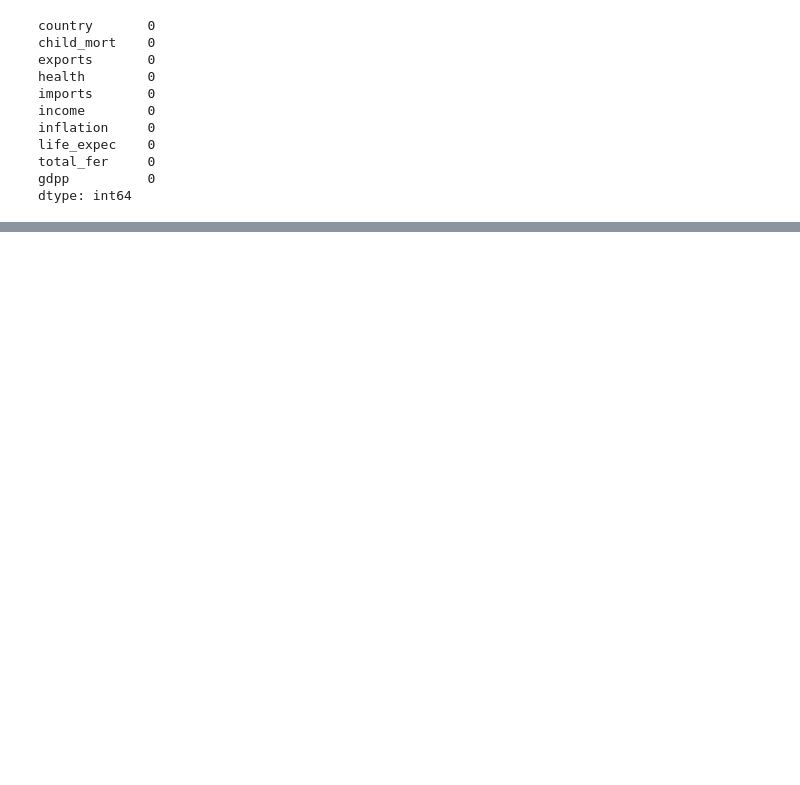
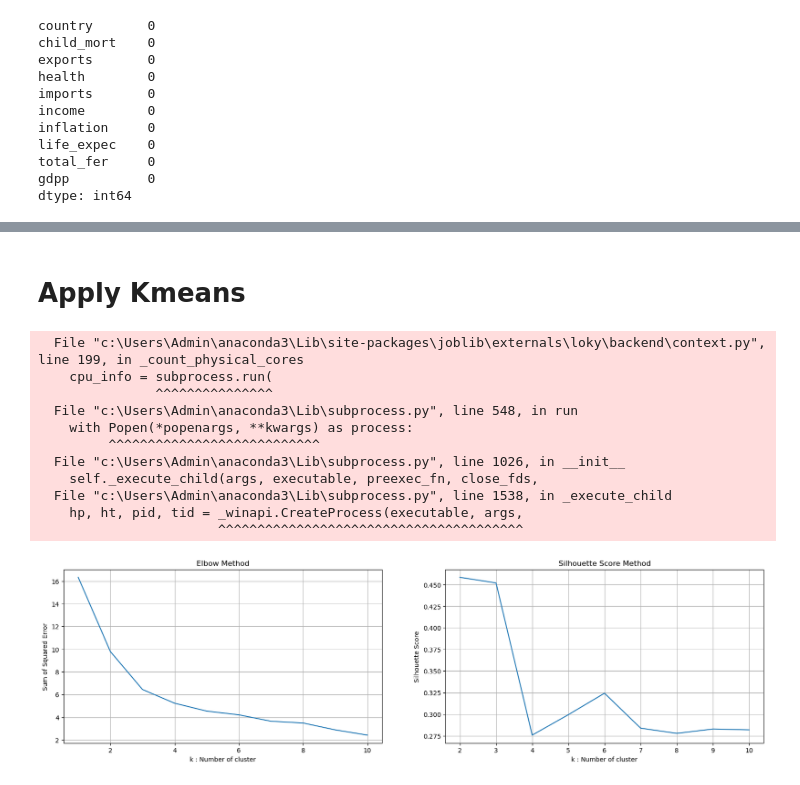
Before and after one commit to tuananhudu/Learn_AI, a Jupyter notebook: Model/Unsupervised_Learning/main.ipynb, the cells around one changed output, grey strips where cells are left out. Saved outputs shown, nothing was run; the diff lists cells and outputs as text; code cells hidden in the pictures; blank space fills up the shorter version.

```diff
--- a/Model/Unsupervised_Learning/main.ipynb
+++ b/Model/Unsupervised_Learning/main.ipynb
@@ -349,0 +139,12 @@ Name: Country, dtype: int64
+# %%
+from sklearn.preprocessing import MinMaxScaler , StandardScaler
+mms = MinMaxScaler()
+sds  = StandardScaler()
+
+df1['Health'] = mms.fit_transform(df1[['Health']])
+df1['Trade'] = mms.fit_transform(df1[['Trade']])
+df1['Finance'] = mms.fit_transform(df1[['Finance']])
+
+df1 = df[['country']].merge(df1, left_index=True, right_index=True )
+# %%
+df1.rename(columns = {'country' : 'Country'} , inplace = True)
@@ -349,0 +201,5 @@ Name: Country, dtype: int64
+# %%
+x1 = df1.drop(columns = ['Country']).values
+x2 = pca_df2.values
+# %% [markdown]
+# Apply Kmeans
@@ -349,0 +209,41 @@ Name: Country, dtype: int64
+# %%
+kmax = 10
+sse = [0] * kmax
+sil = []
+fig = plt.subplots(nrows=1, ncols=2, figsize=(20, 5))
+
+fig = plt.subplot(1,2,1)
+for k in range(1, kmax+1):
+    kmeans = KMeans(n_clusters= k , max_iter= 1000)
+    kmeans.fit(x1)
+    sse[k-1] = kmeans.inertia_
+sns.lineplot(x = range(1 , kmax+1) , y = sse[:])
+plt.title("Elbow Method")
+plt.xlabel("k : Number of cluster")
+plt.ylabel("Sum of Squared Error")
+plt.grid()
+
+plt.subplot(1,2,2)
+for k in range(2 , kmax +1):
+    kmeans = KMeans(n_clusters= k , max_iter= 1000)
+    kmeans.fit(x1)
+    labels = kmeans.labels_
+    sil.append(silhouette_score(x1, labels, metric="euclidean"))
+sns.lineplot(x=range(2, kmax + 1), y=sil)
+plt.title("Silhouette Score Method")
+plt.xlabel("k : Number of cluster")
+plt.ylabel("Silhouette Score")
+plt.grid()
+# %% [output]
+  File "c:\Users\Admin\anaconda3\Lib\site-packages\joblib\externals\loky\backend\context.py", line 199, in _count_physical_cores
+    cpu_info = subprocess.run(
+               ^^^^^^^^^^^^^^^
+  File "c:\Users\Admin\anaconda3\Lib\subprocess.py", line 548, in run
+    with Popen(*popenargs, **kwargs) as process:
+         ^^^^^^^^^^^^^^^^^^^^^^^^^^^
+  File "c:\Users\Admin\anaconda3\Lib\subprocess.py", line 1026, in __init__
+    self._execute_child(args, executable, preexec_fn, close_fds,
+  File "c:\Users\Admin\anaconda3\Lib\subprocess.py", line 1538, in _execute_child
+    hp, ht, pid, tid = _winapi.CreateProcess(executable, args,
+                       ^^^^^^^^^^^^^^^^^^^^^^^^^^^^^^^^^^^^^^^
+[figure, added]
```
Also changed, not shown: parts of 77 cells of this notebook.
